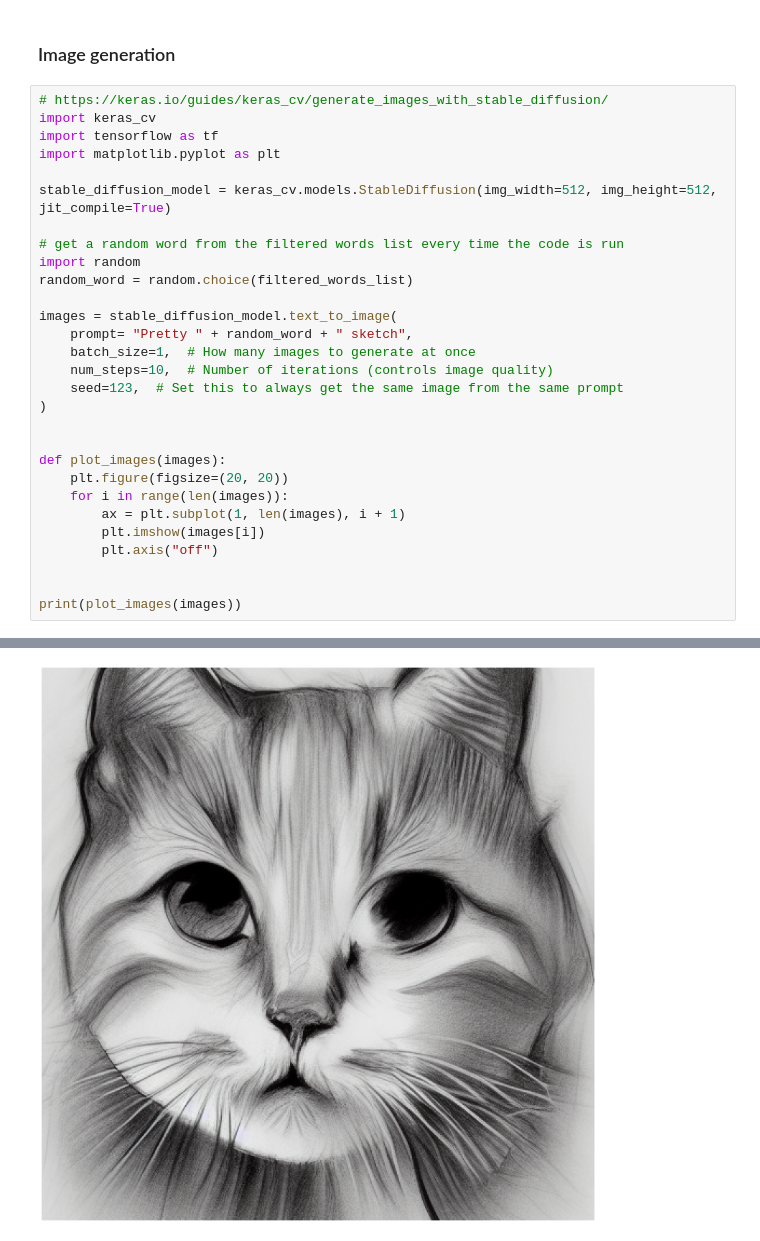
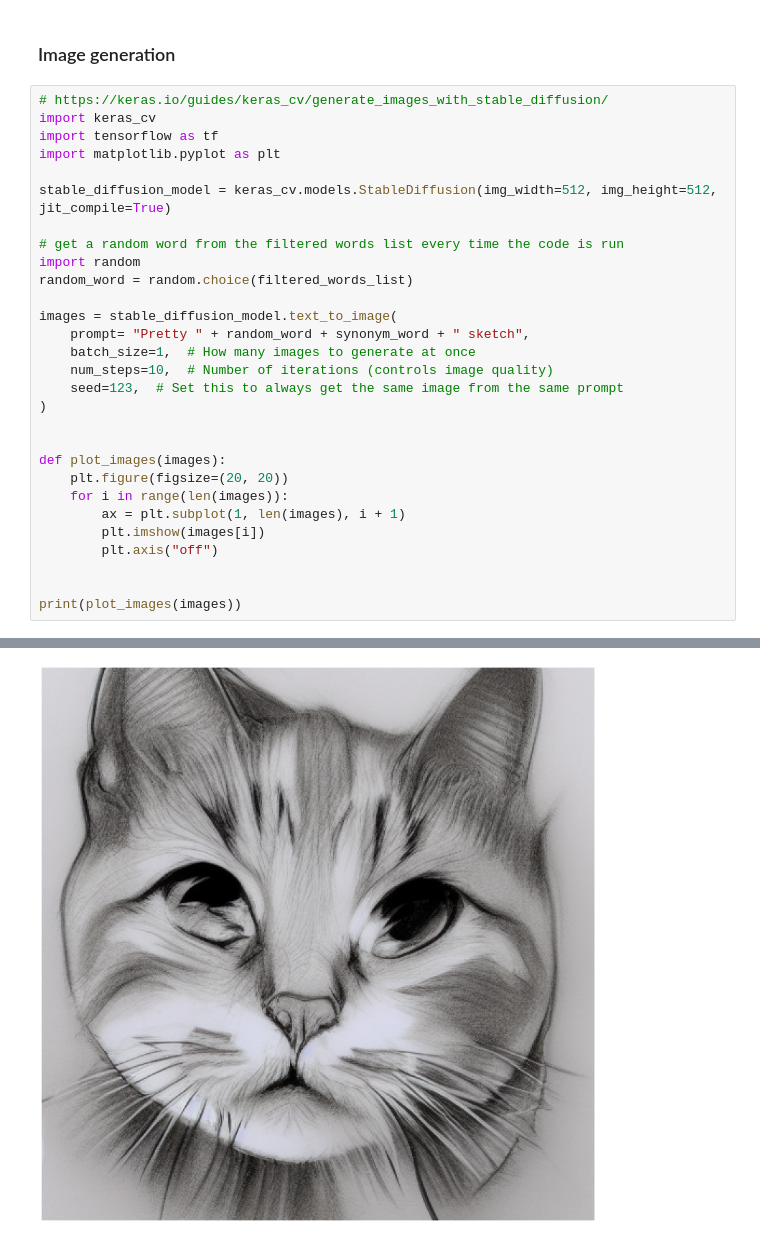
Before and after one commit to Aghead-B/AAI-Digital-Life-Project, a Jupyter notebook: sketch_recognition/draw_classification_cnn.ipynb, the cells around one changed output, grey strips where cells are left out. Cells and saved outputs as stored; diff of their text form.

```diff
--- a/sketch_recognition/draw_classification_cnn.ipynb
+++ b/sketch_recognition/draw_classification_cnn.ipynb
@@ -593,7 +494,7 @@ import random
 random_word = random.choice(filtered_words_list)
 
 images = stable_diffusion_model.text_to_image(
-    prompt= "Pretty " + random_word + " sketch",
+    prompt= "Pretty " + random_word + synonym_word + " sketch",
     batch_size=1,  # How many images to generate at once
     num_steps=10,  # Number of iterations (controls image quality)
     seed=123,  # Set this to always get the same image from the same prompt
@@ -633 +517 @@ None
-[figure, old version]
+[figure, new version]
```
Also changed, not shown: parts of 13 cells of this notebook.
